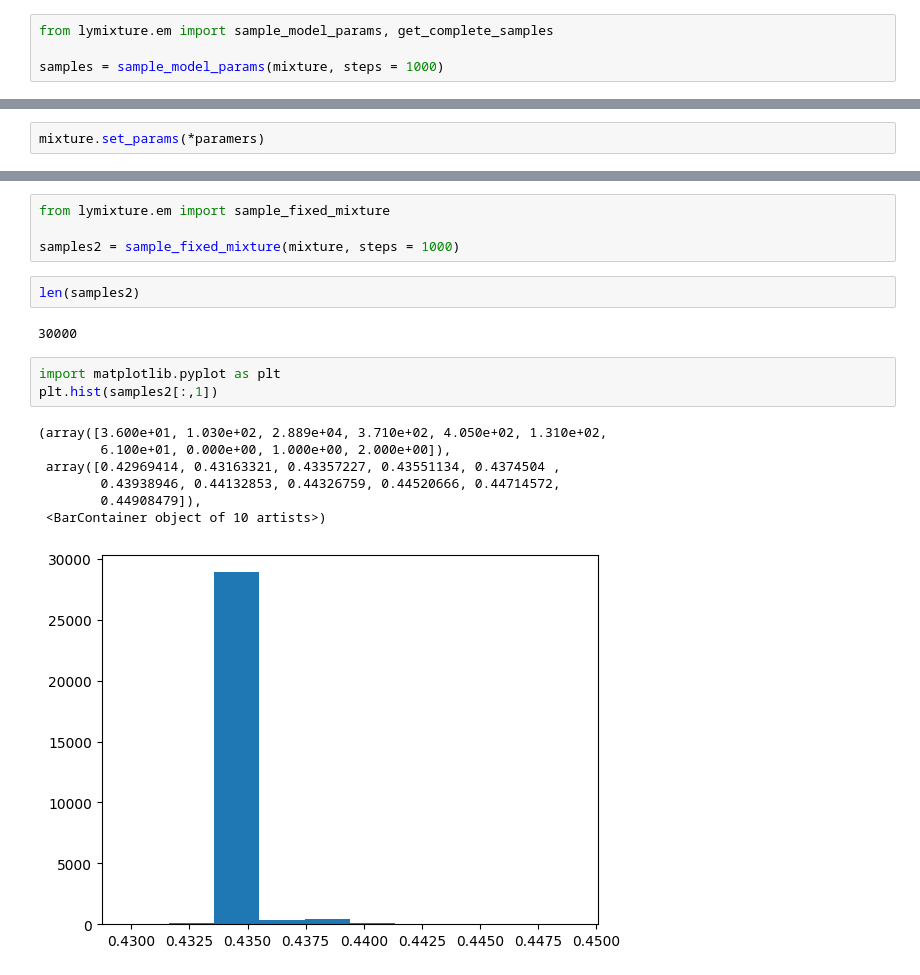
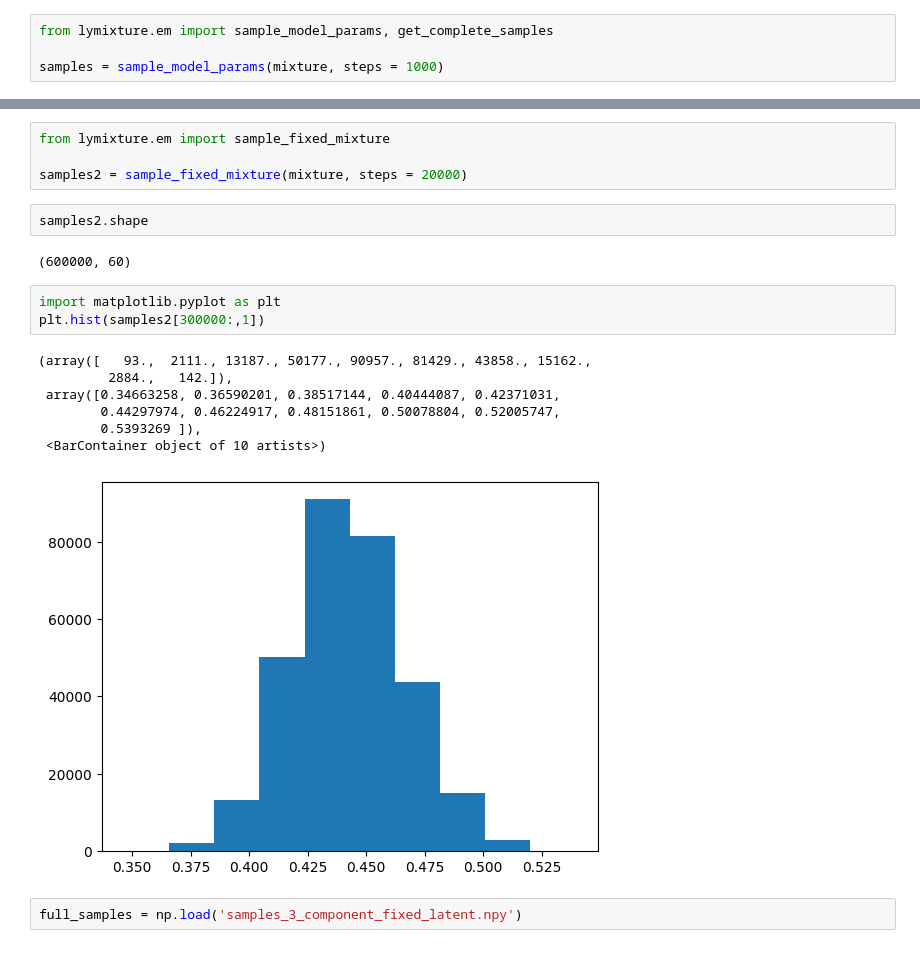
Before and after one commit to YoelPH/lymixture, a Jupyter notebook: evaluation/Full_ipsi_analysis_extended.ipynb, the cells around one changed output, grey strips where cells are left out. Saved outputs shown, nothing was run; the diff lists cells and outputs as text.

Commit message:
extended sampling results and plotting

```diff
--- a/evaluation/Full_ipsi_analysis_extended.ipynb
+++ b/evaluation/Full_ipsi_analysis_extended.ipynb
@@ -573,2 +567,0 @@ paramers = list(mixture.get_params(as_dict = False))
-# %%
-mixture.set_params(*paramers)
@@ -577,19 +601,21 @@ mixture.set_params(*paramers)
 # %%
 from lymixture.em import sample_fixed_mixture
 
-samples2 = sample_fixed_mixture(mixture, steps = 1000)
+samples2 = sample_fixed_mixture(mixture, steps = 20000)
-# %%
-len(samples2)
-# %% [output]
-30000
+# %%
+samples2.shape
+# %% [output]
+(600000, 60)
 # %%
 import matplotlib.pyplot as plt
-plt.hist(samples2[:,1])
+plt.hist(samples2[300000:,1])
 # %% [output]
-(array([3.600e+01, 1.030e+02, 2.889e+04, 3.710e+02, 4.050e+02, 1.310e+02,
-        6.100e+01, 0.000e+00, 1.000e+00, 2.000e+00]),
- array([0.42969414, 0.43163321, 0.43357227, 0.43551134, 0.4374504 ,
-        0.43938946, 0.44132853, 0.44326759, 0.44520666, 0.44714572,
-        0.44908479]),
+(array([   93.,  2111., 13187., 50177., 90957., 81429., 43858., 15162.,
+         2884.,   142.]),
+ array([0.34663258, 0.36590201, 0.38517144, 0.40444087, 0.42371031,
+        0.44297974, 0.46224917, 0.48151861, 0.50078804, 0.52005747,
+        0.5393269 ]),
  <BarContainer object of 10 artists>)
-[figure, old version]
+[figure, new version]
+# %%
+full_samples = np.load('samples_3_component_fixed_latent.npy')
```
Also changed, not shown: parts of 25 cells of this notebook.
